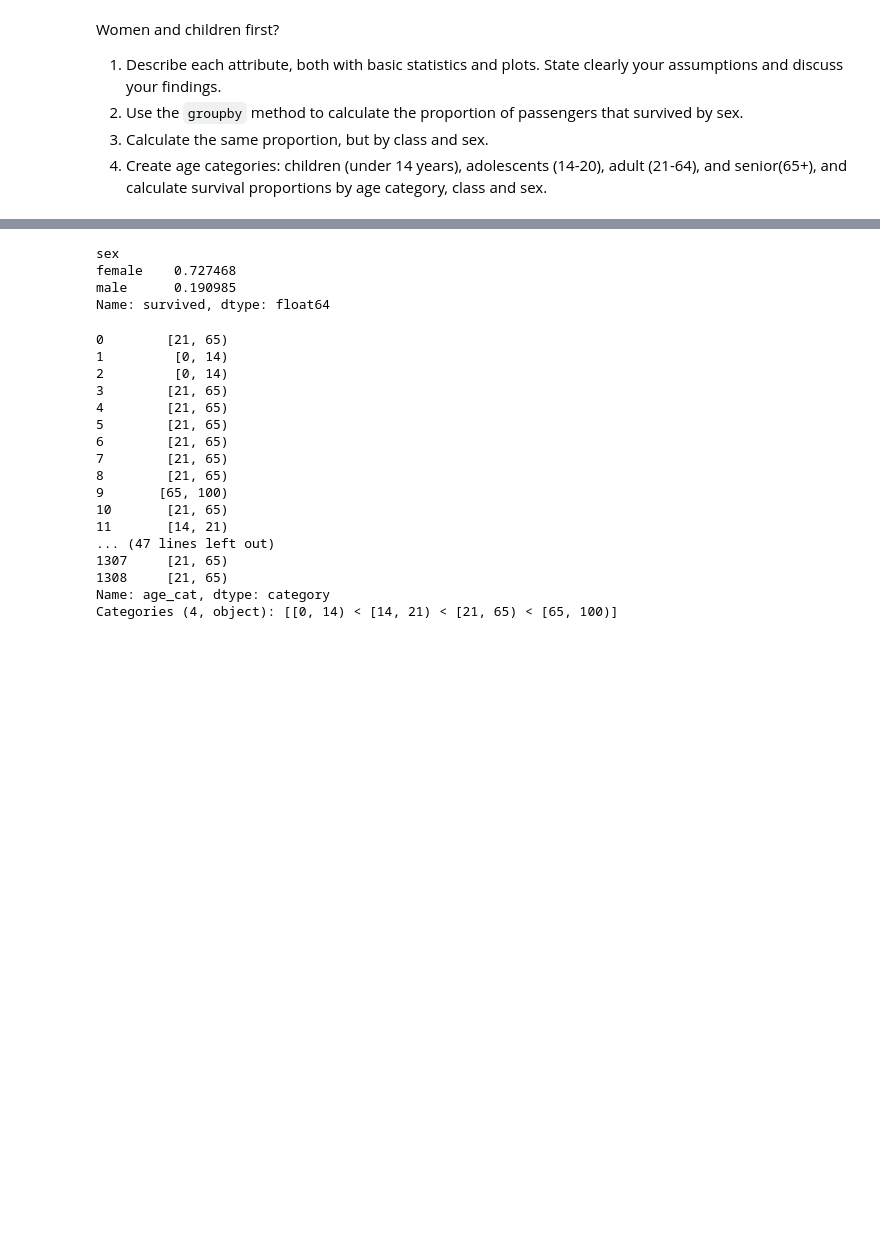
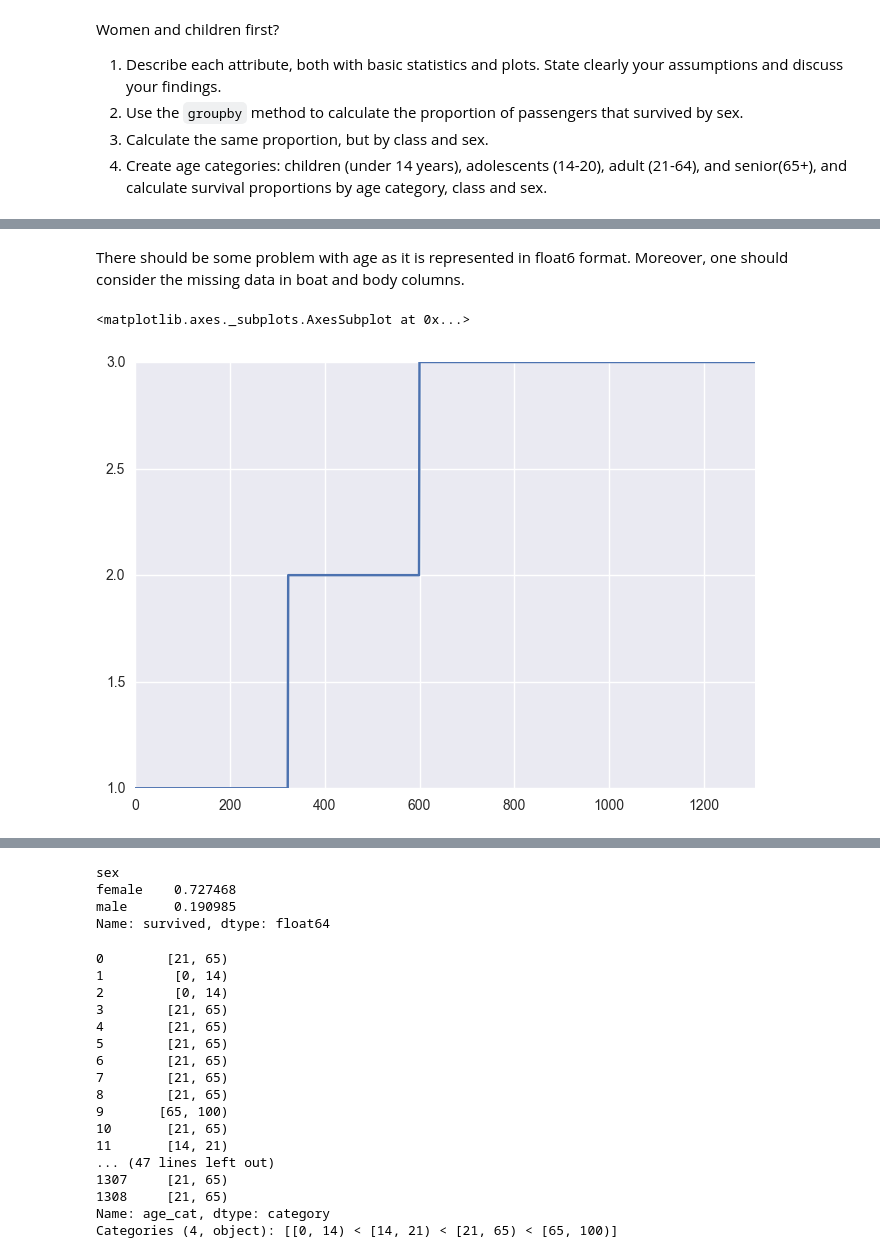
Before and after one commit to sorooshafiee/ADA-SAF, a Jupyter notebook: 01 - Pandas and Data Wrangling/Data Wrangling with Pandas.ipynb, the cells around one changed output, grey strips where cells are left out. Cells and saved outputs as stored; diff of their text form; code cells hidden in the pictures; blank space fills up the shorter version.

Commit message:
titanic

```diff
--- a/01 - Pandas and Data Wrangling/Data Wrangling with Pandas.ipynb
+++ b/01 - Pandas and Data Wrangling/Data Wrangling with Pandas.ipynb
@@ -633,0 +699,10 @@ titanic = pd.read_excel('Data/titanic.xls')
+# %% [markdown]
+There should be some problem with age as it is represented in float6 format. Moreover, one should consider the missing data in boat and body columns.
+# %%
+# pclass:
+assert not titanic.pclass.isnull().any()
+titanic.pclass.plot()
+# Every thing looks fine for pclass
+# %% [output]
+<matplotlib.axes._subplots.AxesSubplot at 0x...>
+[figure, added]
```
Also changed, not shown: parts of 10 cells of this notebook, 1 other file.
